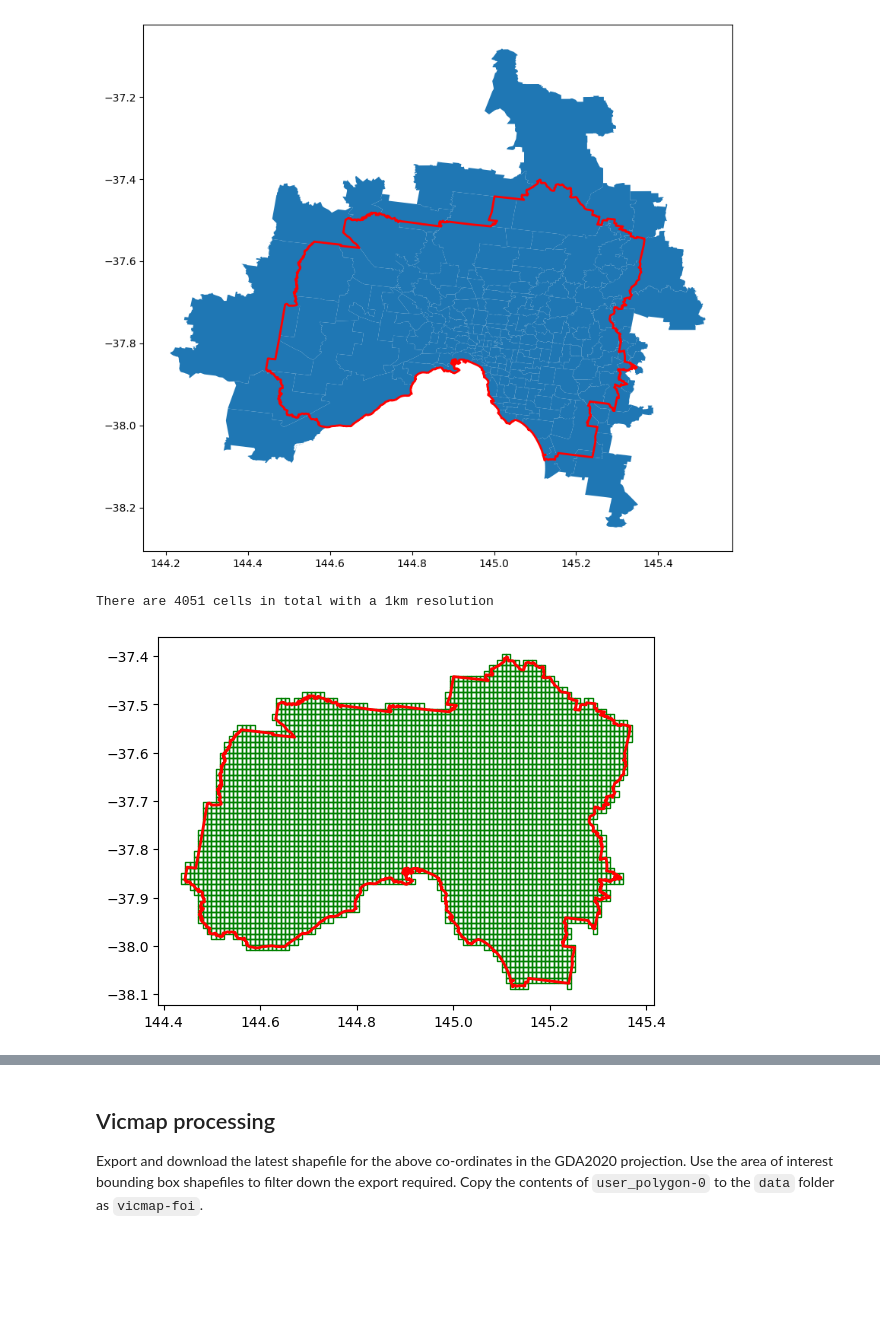
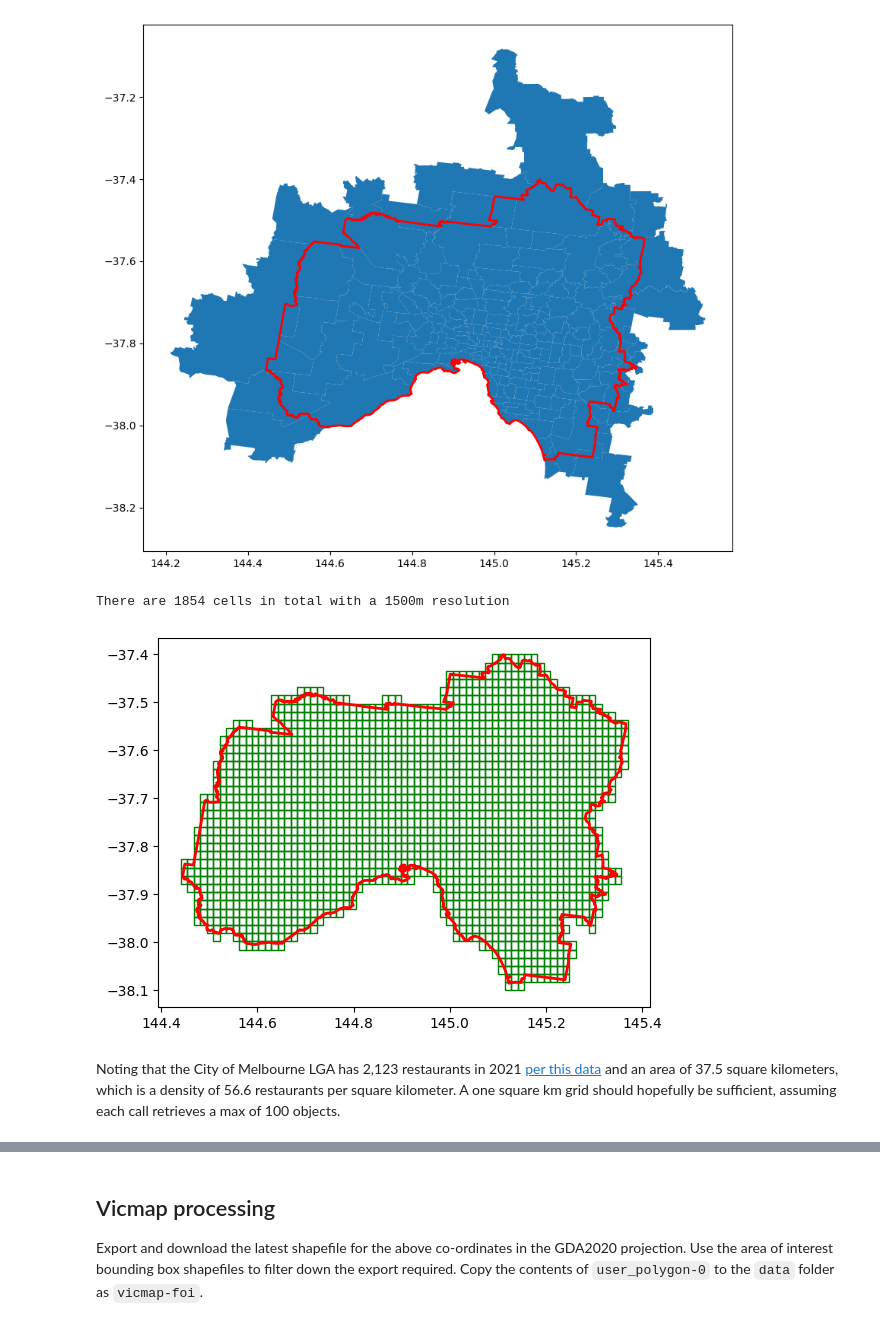
Before and after one commit to tpisel/walkability, a Jupyter notebook: data_ingestion.ipynb, the cells around one changed output, grey strips where cells are left out. Saved outputs shown, nothing was run; the diff lists cells and outputs as text; code cells hidden in the pictures; blank space fills up the shorter version.

```diff
--- a/data_ingestion.ipynb
+++ b/data_ingestion.ipynb
@@ -225,41 +228,44 @@ plt.show()
 # %%
 
 def km_to_deg(km, lat):
-    """Converts kilometers to degrees at a specified latitude."""
     km_per_degree_latitude = 111.32
     km_per_degree_longitude = 111.32 * np.cos(np.radians(lat))
     return km / km_per_degree_latitude, km / km_per_degree_longitude
 
 def generate_tiled_gdf(bounding_box, resolution, crs="EPSG:7844"):
     minx, miny, maxx, maxy = bounding_box.bounds
     width_deg, height_deg = km_to_deg(resolution, (miny + maxy) / 2)
 
     rows = int(np.ceil((maxy - miny) / height_deg))
     cols = int(np.ceil((maxx - minx) / width_deg))
 
     squares = []
     for i in range(rows):
         for j in range(cols):
             bot_left_lat = miny + i * height_deg
             bot_left_lon = minx + j * width_deg
             square = box(bot_left_lon, bot_left_lat,
                          bot_left_lon + width_deg, bot_left_lat + height_deg)
             squares.append(square)
 
     return gpd.GeoDataFrame(geometry=squares, crs=crs)
 
-resolution_km = 1
+##### TWEAK THIS TO INFLUENCE THE NUMBER OF CELLS (AND THEREFORE API CALLS)
+resolution_m = 1500
+#####
 
-grid_gdf = generate_tiled_gdf(bb_gdf.unary_union, resolution_km)
-grid_samples_gdf = grid_gdf[grid_gdf.geometry.intersects(lga_area_of_interest)]
+grid_gdf = generate_tiled_gdf(bb_gdf.unary_union, resolution_m/1000)
+grid_samples_gdf = grid_gdf[grid_gdf.geometry.intersects(lga_area_of_interest)] # filter it down
 
 ax = grid_samples_gdf.plot(color='none', edgecolor='green', linewidth=1)
 gpd.GeoSeries([lga_area_of_interest]).plot(ax=ax, color='none', edgecolor='red', linewidth=2)
 
-print(f'There are {len(grid_samples_gdf)} cells in total with a {resolution_km}km resolution')
+print(f'There are {len(grid_samples_gdf)} cells in total with a {resolution_m}m resolution')
 # %% [output]
-There are 4051 cells in total with a 1km resolution
+There are 1854 cells in total with a 1500m resolution
-[figure, old version]
+[figure, new version]
+# %% [markdown]
+Noting that the City of Melbourne LGA has 2,123 restaurants in 2021 [per this data](https://data.melbourne.vic.gov.au/explore/dataset/cafes-and-restaurants-with-seating-capacity/information/) and an area of 37.5 square kilometers, which is a density of 56.6 restaurants per square kilometer. A one square km grid should hopefully be sufficient, assuming each call retrieves a max of 100 objects.
 # %%
 # save gdf objects to feather
 
```
Also changed, not shown: parts of 24 cells of this notebook, 10 other files.
